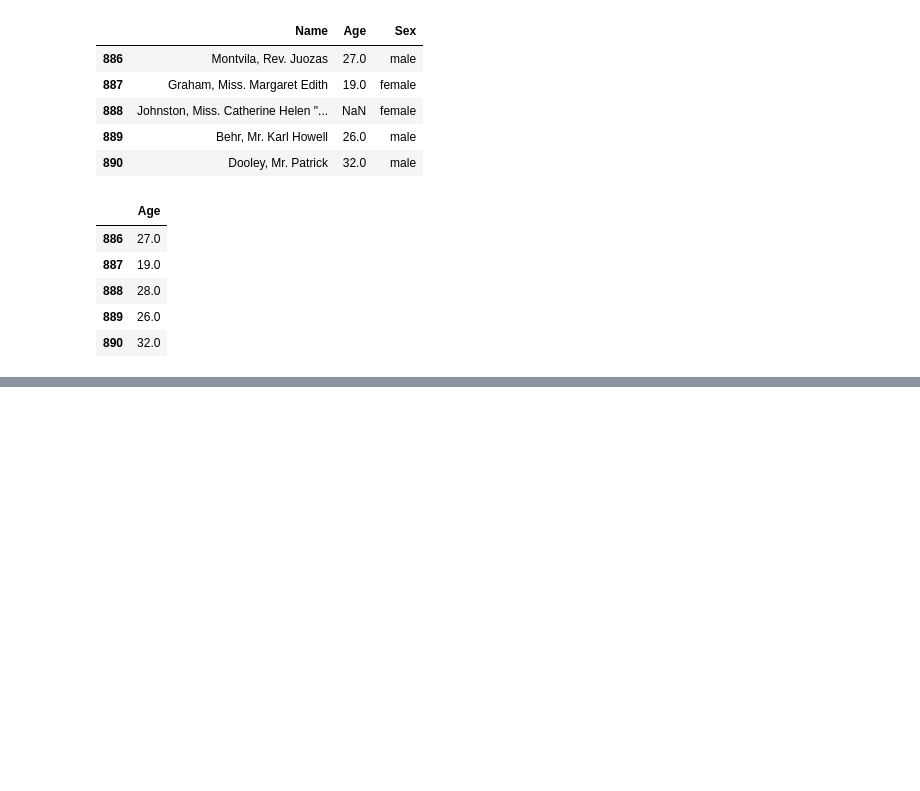
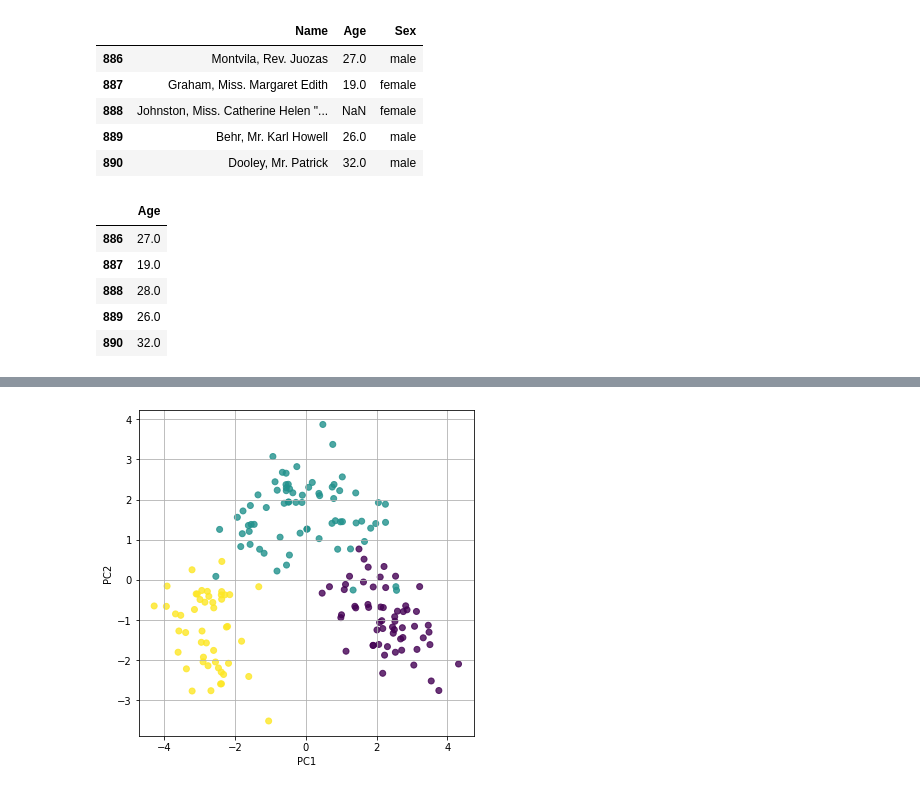
Before and after one commit to Charee-Villapong/for_practice, a Jupyter notebook: Machine_Learning_Training.ipynb, the cells around one changed output, grey strips where cells are left out. Cells and saved outputs as stored; diff of their text form; code cells hidden in the pictures; blank space fills up the shorter version.

```diff
--- a/Machine_Learning_Training.ipynb
+++ b/Machine_Learning_Training.ipynb
@@ -101,0 +265,2 @@ mean = data["Age"].mean()
+# %%
+dfs = pd.DataFrame(_dfs,columns=df_wine.columns[1:])
@@ -101,0 +278,3 @@ mean = data["Age"].mean()
+# %%
+pca = PCA()
+pca.fit(dfs)
@@ -101,0 +284,5 @@ mean = data["Age"].mean()
+# %%
+feature = pca.transform(dfs)
+# %%
+feature = pd.DataFrame(feature,columns = ["PC{}".format(x+1) for x in range(len(dfs.columns))])
+feature.head()
@@ -101,0 +296,9 @@ mean = data["Age"].mean()
+# %%
+plt.figure(figsize=(6,6))
+plt.scatter(feature["PC1"],feature["PC2"],alpha=0.8,c=df_wine["class"])
+plt.grid()
+plt.xlabel("PC1")
+plt.ylabel("PC2")
+plt.show()
+# %% [output]
+[figure, added]
```
Also changed, not shown: parts of 57 cells of this notebook.
